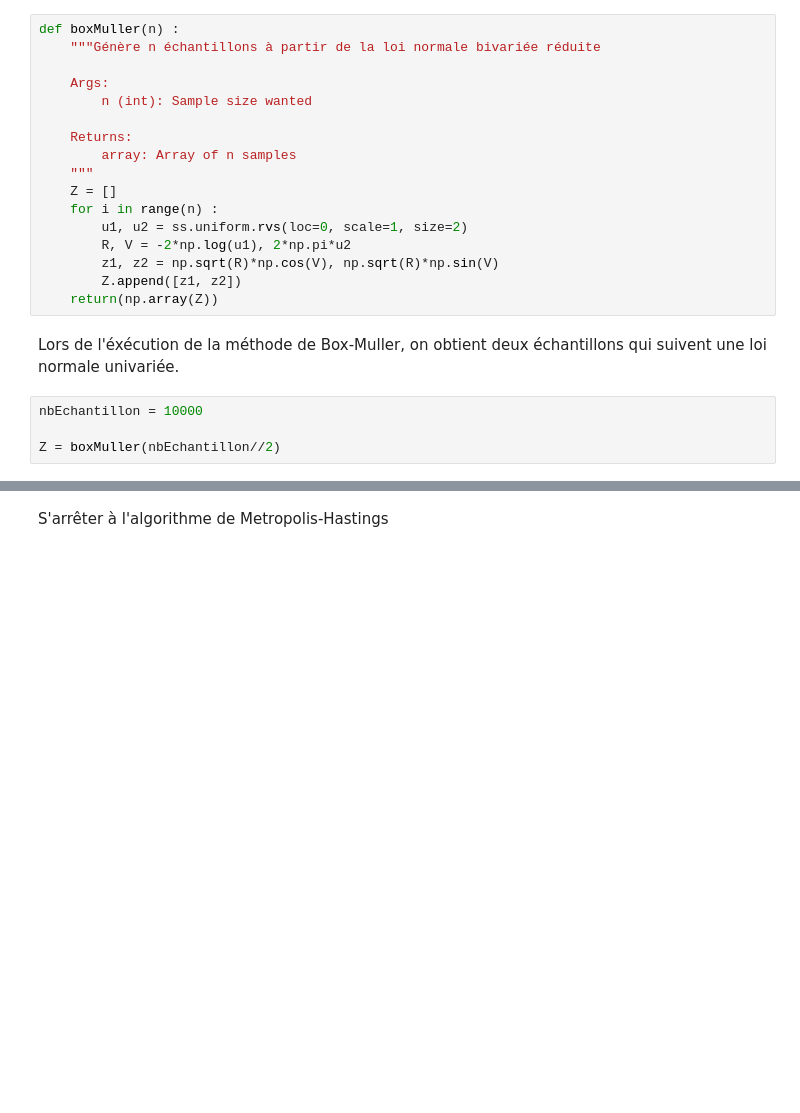
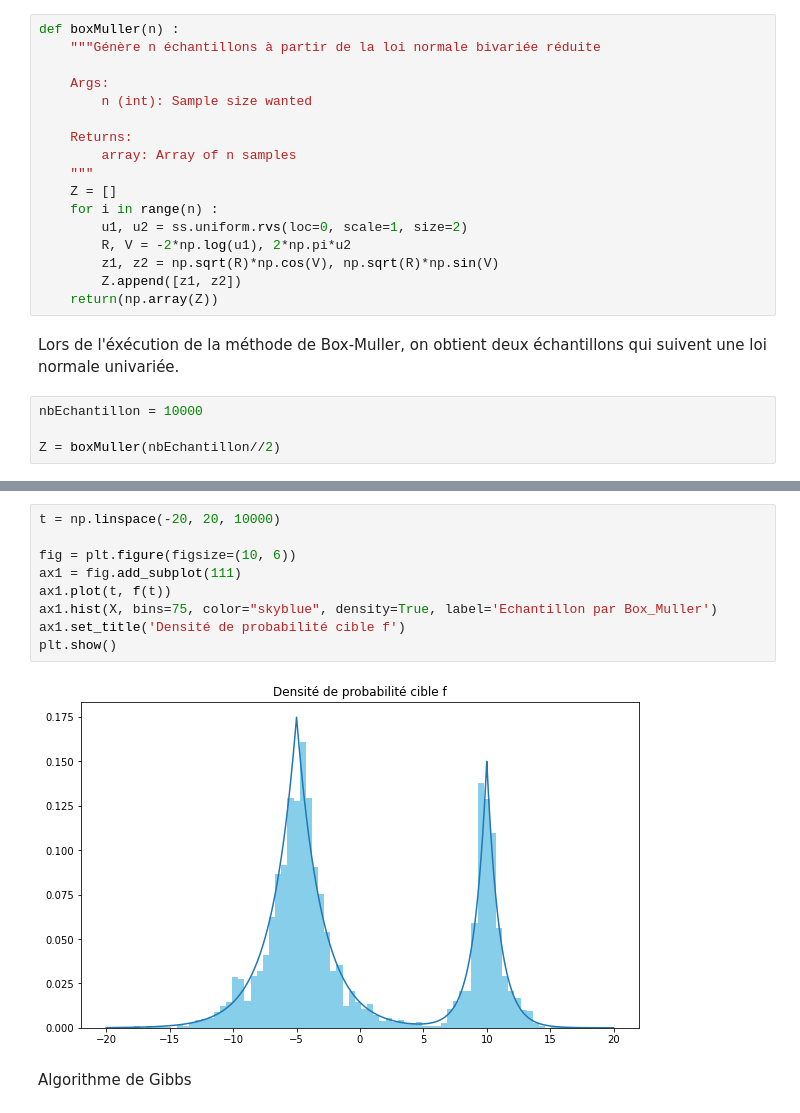
Before and after one commit to LoanSarazin/sdia-estimation, a Jupyter notebook: TP3/TP3_SARAZIN.ipynb, the cells around one changed output, grey strips where cells are left out. Cells and saved outputs as stored; diff of their text form; blank space fills up the shorter version.

```diff
--- a/TP3/TP3_SARAZIN.ipynb
+++ b/TP3/TP3_SARAZIN.ipynb
@@ -281,2 +371,13 @@ La fréquence de zéros dans cette série d'échantillons est de 0.684
+# %%
+t = np.linspace(-20, 20, 10000)
+
+fig = plt.figure(figsize=(10, 6))
+ax1 = fig.add_subplot(111)
+ax1.plot(t, f(t))
+ax1.hist(X, bins=75, color="skyblue", density=True, label='Echantillon par Box_Muller')
+ax1.set_title('Densité de probabilité cible f')
+plt.show()
+# %% [output]
+[figure, added]
 # %% [markdown]
-S'arrêter à l'algorithme de Metropolis-Hastings
+Algorithme de Gibbs
```
Also changed, not shown: parts of 35 cells of this notebook.
